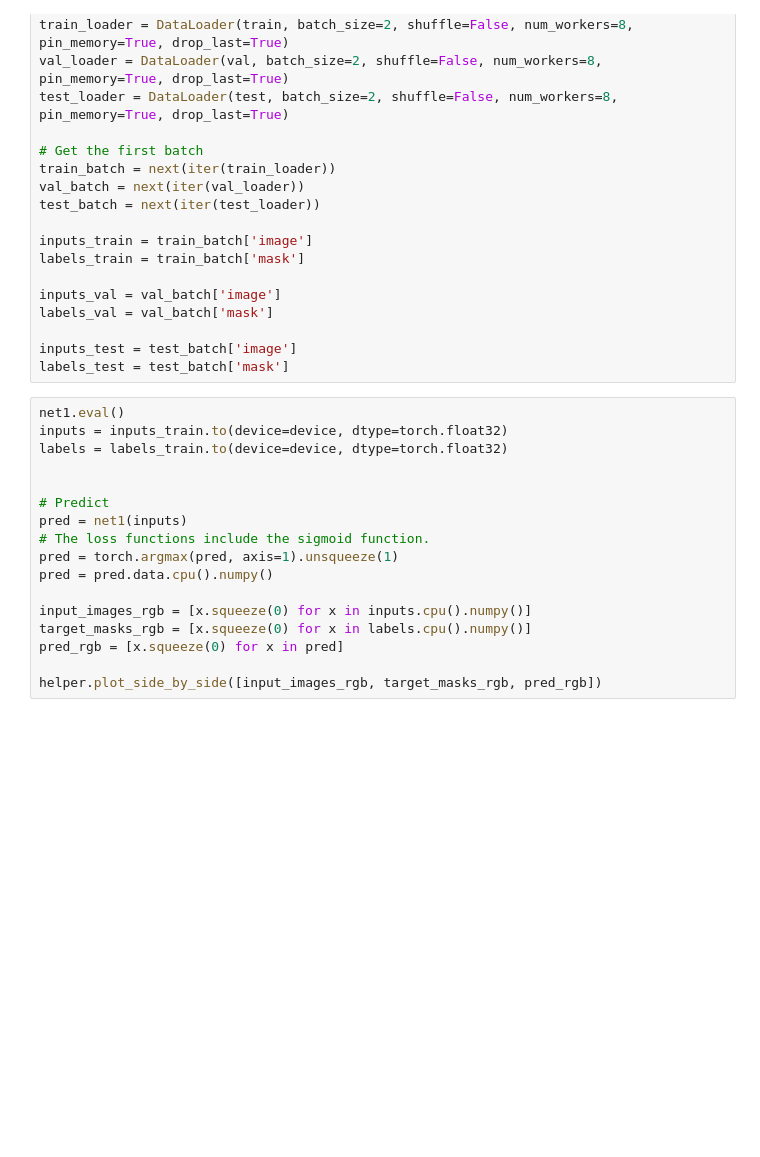
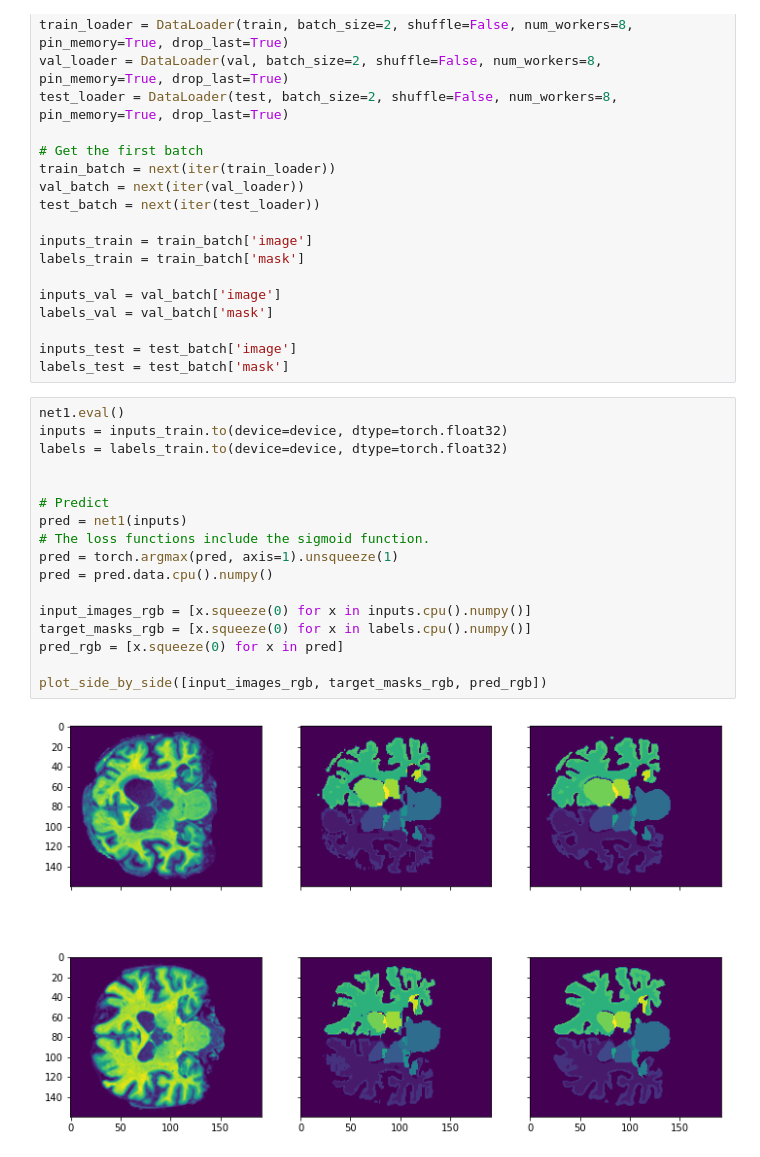
Before and after one commit to VictorButoi/SL-Net, a Jupyter notebook: jupyter/train_notebook.ipynb, the cells around one changed output. Cells and saved outputs as stored; diff of their text form; blank space fills up the shorter version.

```diff
--- a/jupyter/train_notebook.ipynb
+++ b/jupyter/train_notebook.ipynb
@@ -197,20 +218,22 @@ labels_test = test_batch['mask']
 # %%
 net1.eval()
 inputs = inputs_train.to(device=device, dtype=torch.float32)
 labels = labels_train.to(device=device, dtype=torch.float32)
 
 
 # Predict
 pred = net1(inputs)
 # The loss functions include the sigmoid function.
 pred = torch.argmax(pred, axis=1).unsqueeze(1)
 pred = pred.data.cpu().numpy()
 
 input_images_rgb = [x.squeeze(0) for x in inputs.cpu().numpy()]
 target_masks_rgb = [x.squeeze(0) for x in labels.cpu().numpy()]
 pred_rgb = [x.squeeze(0) for x in pred]
 
-helper.plot_side_by_side([input_images_rgb, target_masks_rgb, pred_rgb])
+plot_side_by_side([input_images_rgb, target_masks_rgb, pred_rgb])
+# %% [output]
+[figure, added]
 # %%
 net1.eval()
 inputs = inputs_val.to(device=device, dtype=torch.float32)
```
Also changed, not shown: parts of 12 cells of this notebook, 1 other file.
